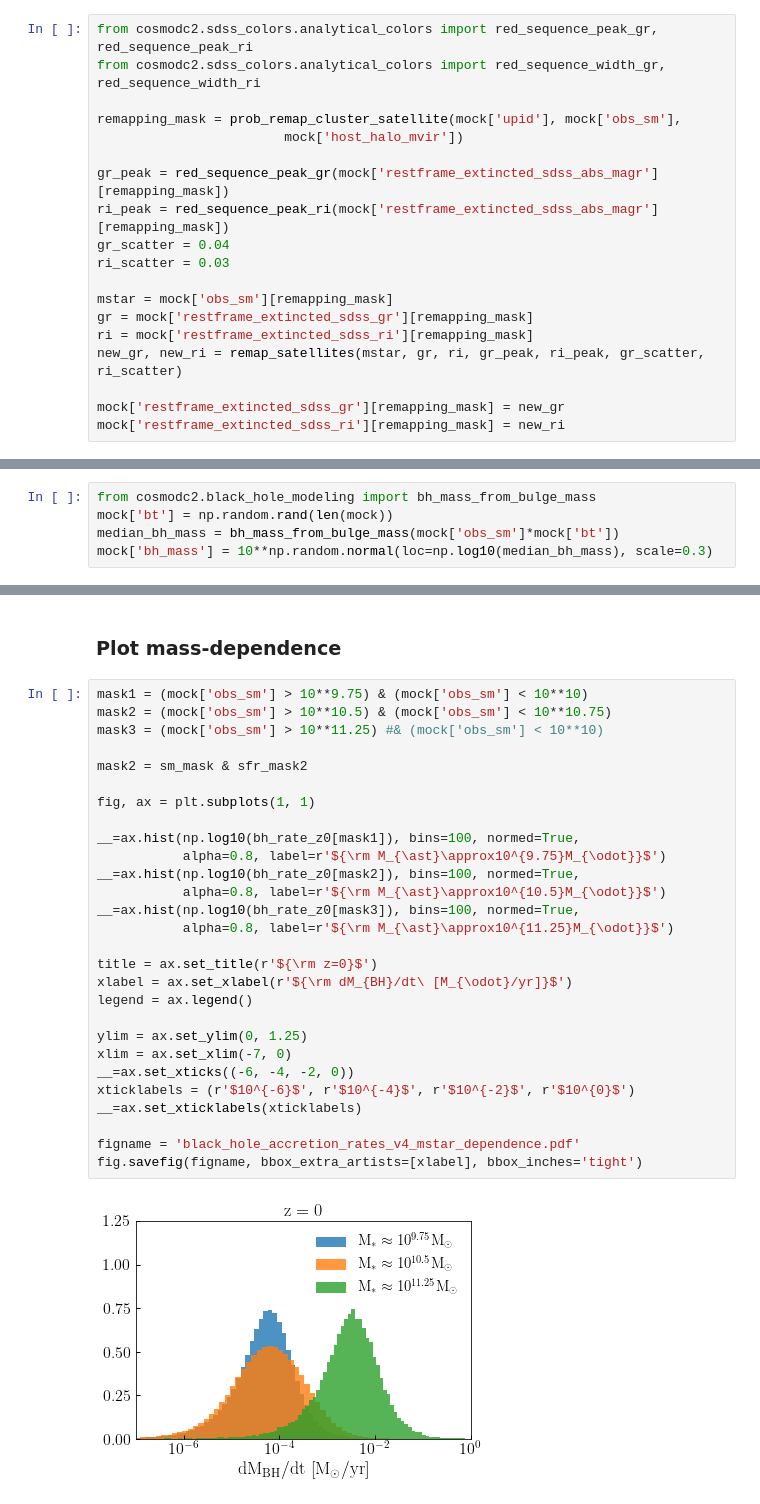
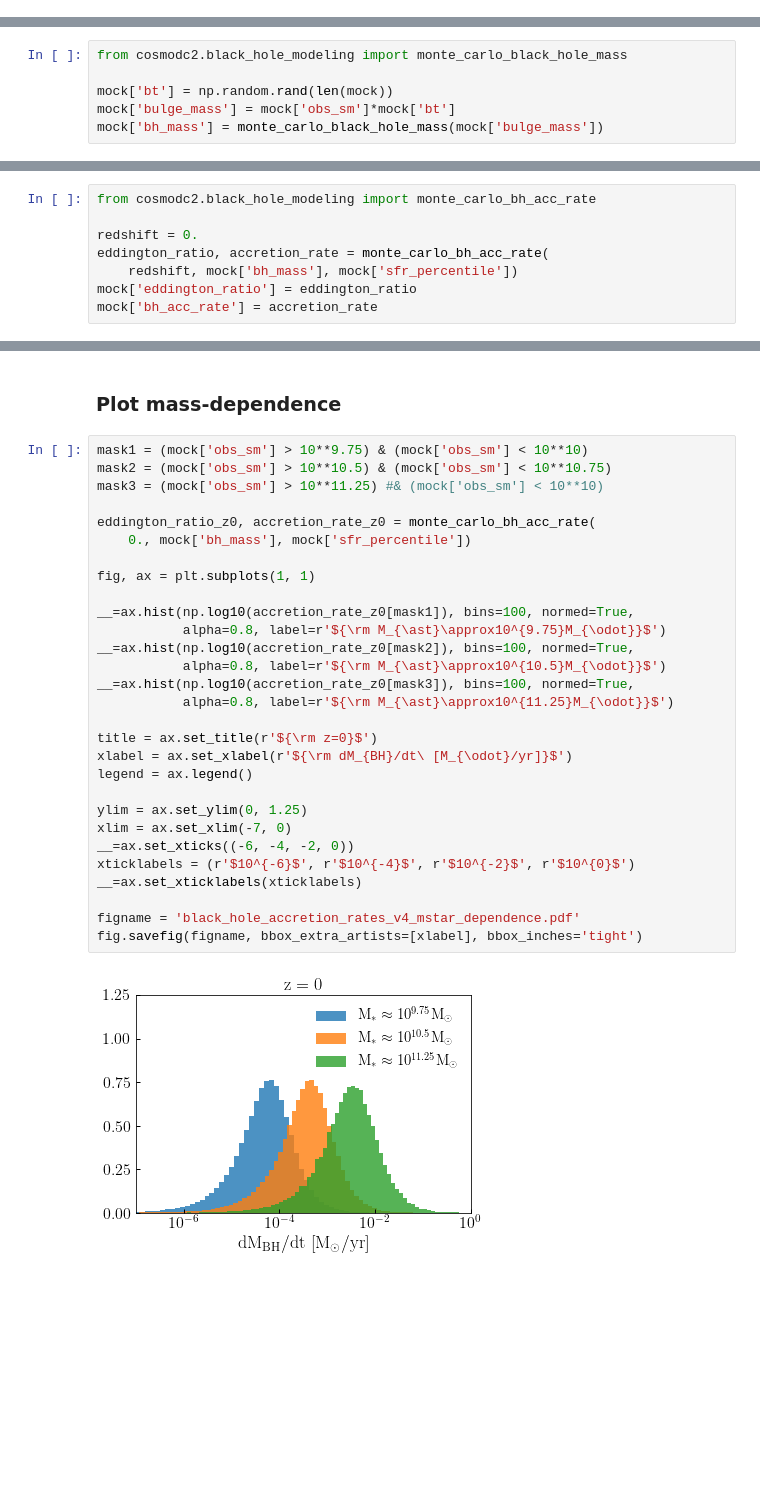
Before and after one commit to LSSTDESC/cosmodc2, a Jupyter notebook: notebooks/black_hole_accretion_rates.ipynb, the cells around one changed output, grey strips where cells are left out. Cells and saved outputs as stored; diff of their text form; blank space fills up the shorter version.

```diff
--- a/notebooks/black_hole_accretion_rates.ipynb
+++ b/notebooks/black_hole_accretion_rates.ipynb
@@ -99,27 +25,9 @@ def remap_satellites(mstar, gr, ri,
-# %%
-from cosmodc2.sdss_colors.analytical_colors import red_sequence_peak_gr, red_sequence_peak_ri
-from cosmodc2.sdss_colors.analytical_colors import red_sequence_width_gr, red_sequence_width_ri
-
-remapping_mask = prob_remap_cluster_satellite(mock['upid'], mock['obs_sm'],
-                        mock['host_halo_mvir'])
-
-gr_peak = red_sequence_peak_gr(mock['restframe_extincted_sdss_abs_magr'][remapping_mask])
-ri_peak = red_sequence_peak_ri(mock['restframe_extincted_sdss_abs_magr'][remapping_mask])
-gr_scatter = 0.04
-ri_scatter = 0.03
-
-mstar = mock['obs_sm'][remapping_mask]
-gr = mock['restframe_extincted_sdss_gr'][remapping_mask]
-ri = mock['restframe_extincted_sdss_ri'][remapping_mask]
-new_gr, new_ri = remap_satellites(mstar, gr, ri, gr_peak, ri_peak, gr_scatter, ri_scatter)
-
-mock['restframe_extincted_sdss_gr'][remapping_mask] = new_gr
-mock['restframe_extincted_sdss_ri'][remapping_mask] = new_ri
 # %% [markdown]
 ## Assign black hole mass
 # %%
-from cosmodc2.black_hole_modeling import bh_mass_from_bulge_mass
+from cosmodc2.black_hole_modeling import monte_carlo_black_hole_mass
+
 mock['bt'] = np.random.rand(len(mock))
-median_bh_mass = bh_mass_from_bulge_mass(mock['obs_sm']*mock['bt'])
-mock['bh_mass'] = 10**np.random.normal(loc=np.log10(median_bh_mass), scale=0.3)
+mock['bulge_mass'] = mock['obs_sm']*mock['bt']
+mock['bh_mass'] = monte_carlo_black_hole_mass(mock['bulge_mass'])
 # %%
@@ -148,3 +58,11 @@ fig.savefig(figname, bbox_extra_artists=[xlabel], bbox_inches='tight')
+# %%
+from cosmodc2.black_hole_modeling import monte_carlo_bh_acc_rate
+
+redshift = 0.
+eddington_ratio, accretion_rate = monte_carlo_bh_acc_rate(
+    redshift, mock['bh_mass'], mock['sfr_percentile'])
+mock['eddington_ratio'] = eddington_ratio
+mock['bh_acc_rate'] = accretion_rate
 # %% [markdown]
 ### Plot redshift-dependence
 # %%
@@ -214,30 +138,31 @@ fig.savefig(figname, bbox_extra_artists=[xlabel], bbox_inches='tight')
 # %%
 mask1 = (mock['obs_sm'] > 10**9.75) & (mock['obs_sm'] < 10**10)
 mask2 = (mock['obs_sm'] > 10**10.5) & (mock['obs_sm'] < 10**10.75)
 mask3 = (mock['obs_sm'] > 10**11.25) #& (mock['obs_sm'] < 10**10)
 
-mask2 = sm_mask & sfr_mask2
+eddington_ratio_z0, accretion_rate_z0 = monte_carlo_bh_acc_rate(
+    0., mock['bh_mass'], mock['sfr_percentile'])
 
 fig, ax = plt.subplots(1, 1)
 
-__=ax.hist(np.log10(bh_rate_z0[mask1]), bins=100, normed=True,
+__=ax.hist(np.log10(accretion_rate_z0[mask1]), bins=100, normed=True,
            alpha=0.8, label=r'${\rm M_{\ast}\approx10^{9.75}M_{\odot}}$')
-__=ax.hist(np.log10(bh_rate_z0[mask2]), bins=100, normed=True,
+__=ax.hist(np.log10(accretion_rate_z0[mask2]), bins=100, normed=True,
            alpha=0.8, label=r'${\rm M_{\ast}\approx10^{10.5}M_{\odot}}$')
-__=ax.hist(np.log10(bh_rate_z0[mask3]), bins=100, normed=True,
+__=ax.hist(np.log10(accretion_rate_z0[mask3]), bins=100, normed=True,
            alpha=0.8, label=r'${\rm M_{\ast}\approx10^{11.25}M_{\odot}}$')
 
 title = ax.set_title(r'${\rm z=0}$')
 xlabel = ax.set_xlabel(r'${\rm dM_{BH}/dt\ [M_{\odot}/yr]}$')
 legend = ax.legend()
 
 ylim = ax.set_ylim(0, 1.25)
 xlim = ax.set_xlim(-7, 0)
 __=ax.set_xticks((-6, -4, -2, 0))
 xticklabels = (r'$10^{-6}$', r'$10^{-4}$', r'$10^{-2}$', r'$10^{0}$')
 __=ax.set_xticklabels(xticklabels)
 
 figname = 'black_hole_accretion_rates_v4_mstar_dependence.pdf'
 fig.savefig(figname, bbox_extra_artists=[xlabel], bbox_inches='tight')
 # %% [output]
-[figure, old version]
+[figure, new version]
```
Also changed, not shown: parts of 10 cells of this notebook, 2 other files.
